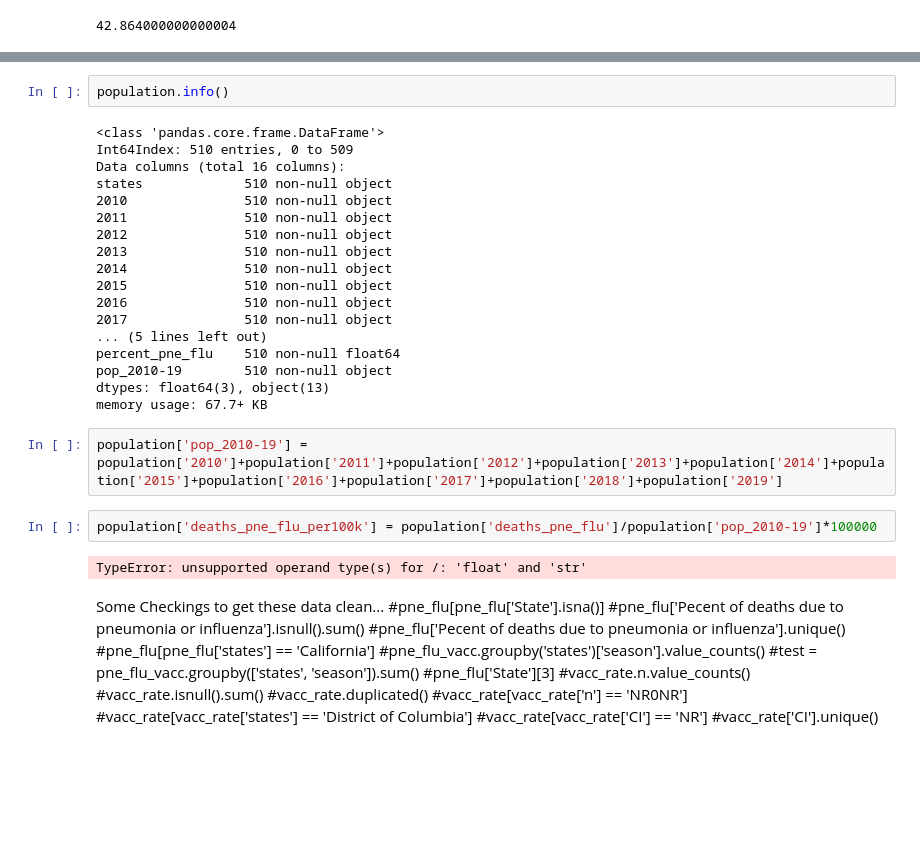
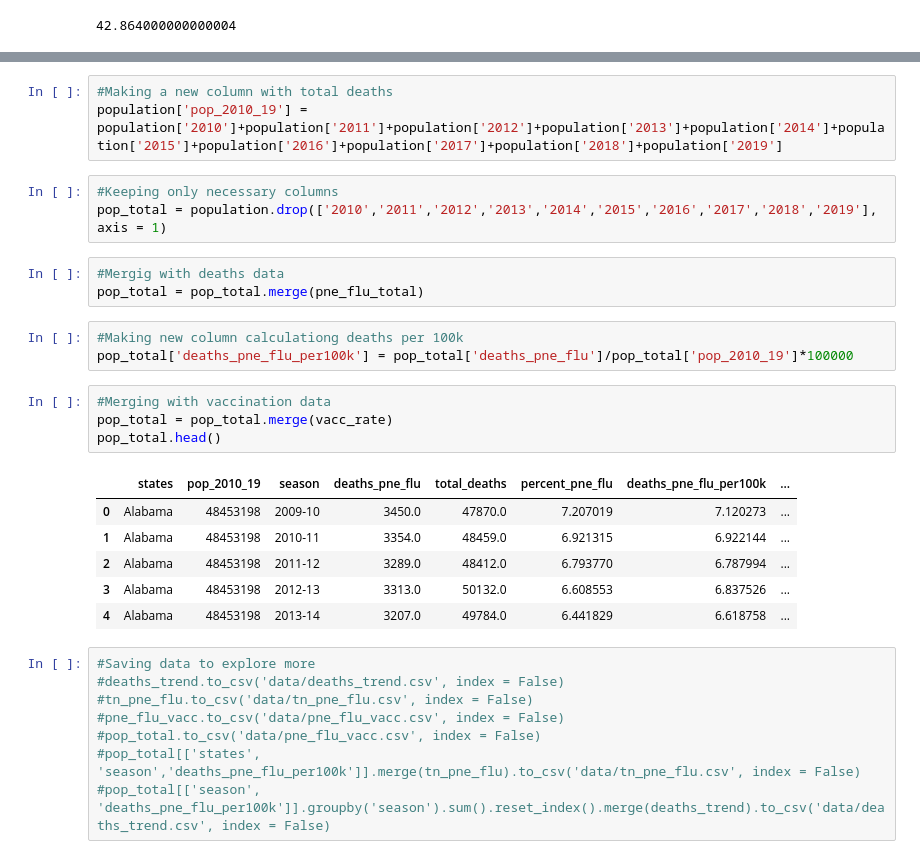
Before and after one commit to foyaza/pneumonia_influenza_deaths, a Jupyter notebook: capstone_data_cleaning_merging.ipynb, the cells around one changed output, grey strips where cells are left out. Drawn from its saved outputs; the diff is of its cells as text; blank space fills up the shorter version.

```diff
--- a/capstone_data_cleaning_merging.ipynb
+++ b/capstone_data_cleaning_merging.ipynb
@@ -455,42 +391,31 @@ population.head()
-# %%
-population.info()
-# %% [output]
-<class 'pandas.core.frame.DataFrame'>
-Int64Index: 510 entries, 0 to 509
-Data columns (total 16 columns):
-states             510 non-null object
-2010               510 non-null object
-2011               510 non-null object
-2012               510 non-null object
-2013               510 non-null object
-2014               510 non-null object
-2015               510 non-null object
-2016               510 non-null object
-2017               510 non-null object
-... (5 lines left out)
-percent_pne_flu    510 non-null float64
-pop_2010-19        510 non-null object
-dtypes: float64(3), object(13)
-memory usage: 67.7+ KB
 # %%
-population['pop_2010-19'] = population['2010']+population['2011']+population['2012']+population['2013']+population['2014']+population['2015']+population['2016']+population['2017']+population['2018']+population['2019']
+#Making a new column with total deaths
+population['pop_2010_19'] = population['2010']+population['2011']+population['2012']+population['2013']+population['2014']+population['2015']+population['2016']+population['2017']+population['2018']+population['2019']
-# %%
-population['deaths_pne_flu_per100k'] = population['deaths_pne_flu']/population['pop_2010-19']*100000
-# %% [output]
-TypeError: unsupported operand type(s) for /: 'float' and 'str'
-# %% [markdown]
-Some Checkings to get these data clean...
-#pne_flu[pne_flu['State'].isna()]
-#pne_flu['Pecent of deaths due to pneumonia or influenza'].isnull().sum()
-#pne_flu['Pecent of deaths due to pneumonia or influenza'].unique()
-#pne_flu[pne_flu['states'] == 'California']
-#pne_flu_vacc.groupby('states')['season'].value_counts()
-#test = pne_flu_vacc.groupby(['states', 'season']).sum()
-#pne_flu['State'][3]
-#vacc_rate.n.value_counts()
-#vacc_rate.isnull().sum()
-#vacc_rate.duplicated()
-#vacc_rate[vacc_rate['n'] == 'NR0NR']
-#vacc_rate[vacc_rate['states'] == 'District of Columbia']
-#vacc_rate[vacc_rate['CI'] == 'NR']
-#vacc_rate['CI'].unique()
+# %%
+#Keeping only necessary columns
+pop_total = population.drop(['2010','2011','2012','2013','2014','2015','2016','2017','2018','2019'], axis = 1)
+# %%
+#Mergig with deaths data
+pop_total = pop_total.merge(pne_flu_total)
+# %%
+#Making new column calculationg deaths per 100k
+pop_total['deaths_pne_flu_per100k'] = pop_total['deaths_pne_flu']/pop_total['pop_2010_19']*100000
+# %%
+#Merging with vaccination data
+pop_total = pop_total.merge(vacc_rate)
+pop_total.head()
+# %% [output]
+|  | states | pop_2010_19 | season | deaths_pne_flu | total_deaths | percent_pne_flu | deaths_pne_flu_per100k | ... |
+| 0 | Alabama | 48453198 | 2009-10 | 3450.0 | 47870.0 | 7.207019 | 7.120273 | ... |
+| 1 | Alabama | 48453198 | 2010-11 | 3354.0 | 48459.0 | 6.921315 | 6.922144 | ... |
+| 2 | Alabama | 48453198 | 2011-12 | 3289.0 | 48412.0 | 6.793770 | 6.787994 | ... |
+| 3 | Alabama | 48453198 | 2012-13 | 3313.0 | 50132.0 | 6.608553 | 6.837526 | ... |
+| 4 | Alabama | 48453198 | 2013-14 | 3207.0 | 49784.0 | 6.441829 | 6.618758 | ... |
+# %%
+#Saving data to explore more
+#deaths_trend.to_csv('data/deaths_trend.csv', index = False)
+#tn_pne_flu.to_csv('data/tn_pne_flu.csv', index = False)
+#pne_flu_vacc.to_csv('data/pne_flu_vacc.csv', index = False)
+#pop_total.to_csv('data/pne_flu_vacc.csv', index = False)
+#pop_total[['states', 'season','deaths_pne_flu_per100k']].merge(tn_pne_flu).to_csv('data/tn_pne_flu.csv', index = False)
+#pop_total[['season', 'deaths_pne_flu_per100k']].groupby('season').sum().reset_index().merge(deaths_trend).to_csv('data/deaths_trend.csv', index = False)
```
Also changed, not shown: parts of 26 cells of this notebook, 1 other file.
